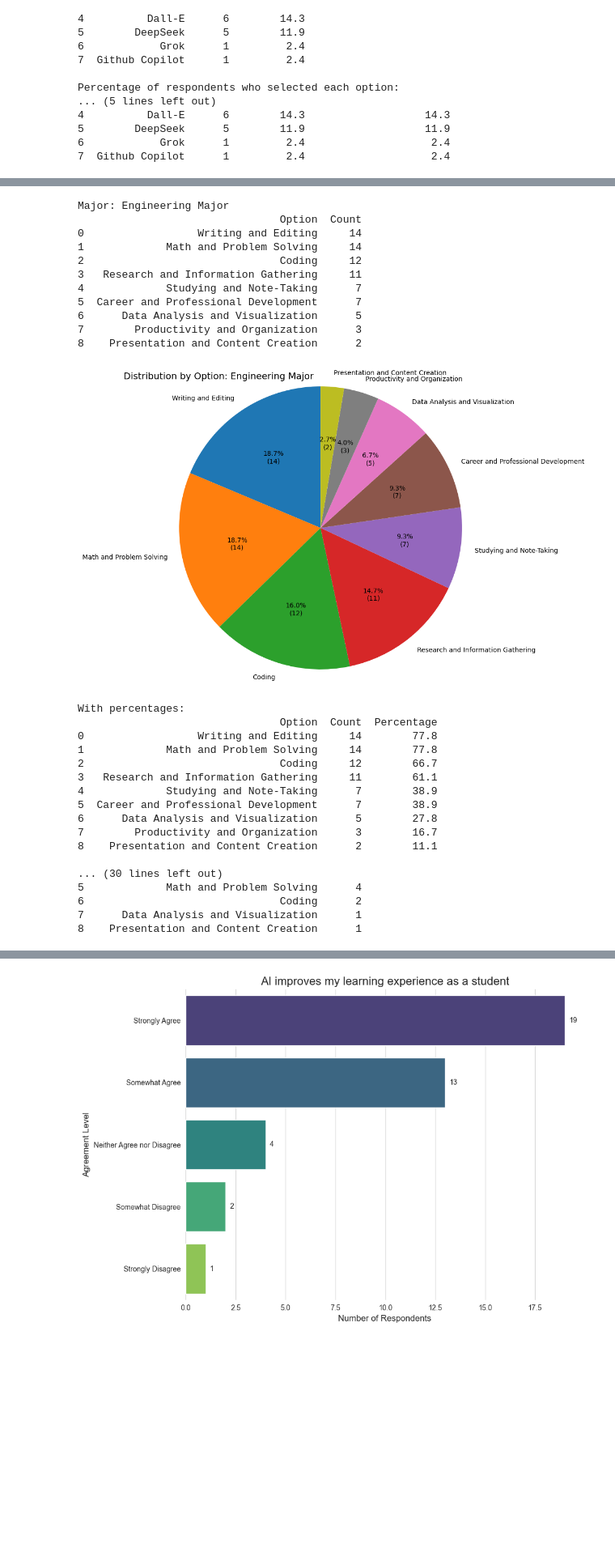
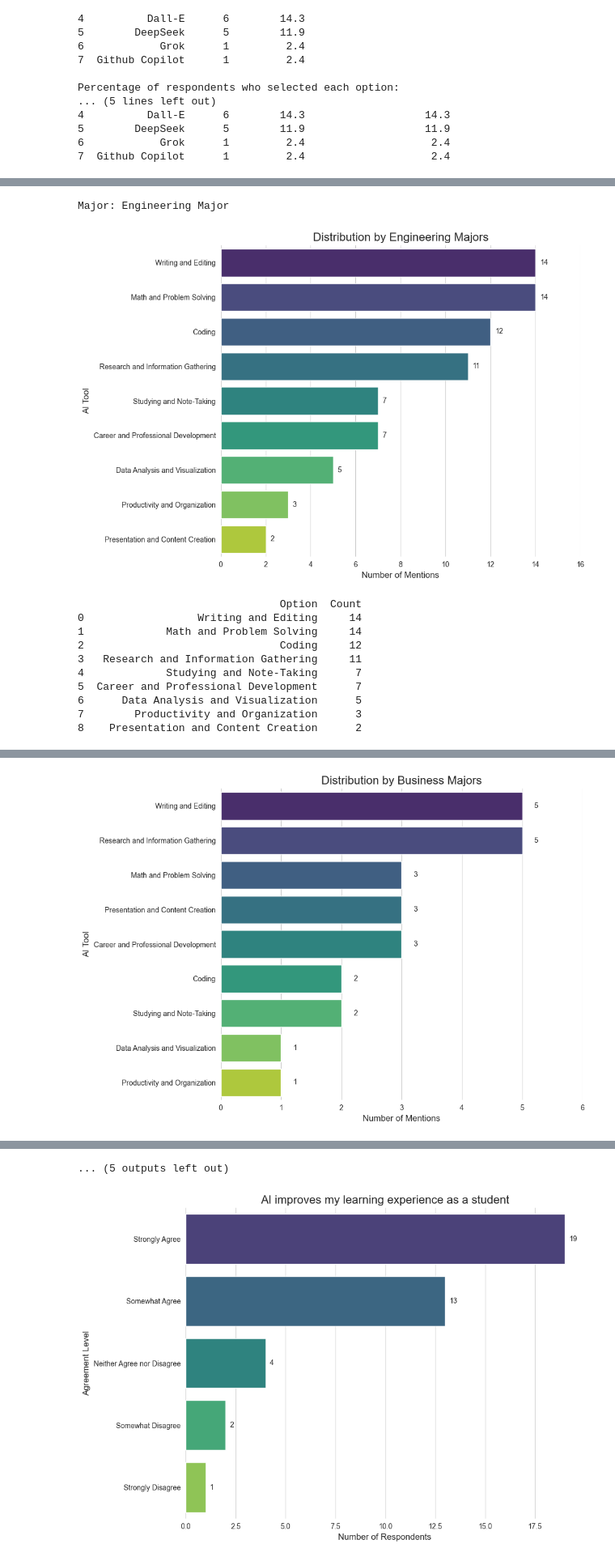
Before and after one commit to mauricio-b-mossi/ResearchReportDataAnalysisENC3246, a Jupyter notebook: new.ipynb, the cells around one changed output, grey strips where cells are left out. Shown at 81% size. Drawn from its saved outputs; the diff is of its cells as text; code cells hidden in the pictures; blank space fills up the shorter version.

```diff
--- a/new.ipynb
+++ b/new.ipynb
@@ -173,7 +173,7 @@ def q3plot2(title, data):
     ax = sns.barplot(x='Count', y='Option', data=data, hue='Option', palette="viridis", legend=False)
 
     # Add labels and title with better formatting
-    plt.title('Frequency of AI Tool Mentions', fontsize=16)
+    plt.title(title, fontsize=16)
     plt.xlabel('Number of Mentions', fontsize=12)
     plt.ylabel('AI Tool', fontsize=12)
     plt.xticks(fontsize=10)
@@ -348,6 +348,7 @@ Percentage of respondents who selected each option:
 for major in majors:
     print(f"Major: {major['Q1'].iloc[0]}")
     q3res = count_multiple_choices(major['Q3'])
+    q3plot2(f"Distribution by {major['Q1'].iloc[0]}s", q3res)
     print(q3res)
 
     fig, ax = plt.subplots(figsize=(10, 7))
@@ -472,3 +466,6 @@ cbus = cdf[cdf["Q1"] == "Business Major"]
 chealth = cdf[cdf["Q1"] == "Health Professions Major"]
 
 cmajors = [ceng, clib, cbus, chealth]
+# %%
+q4res = count_multiple_choices(cdf.loc[3:, 'Q4'])
+q3plot2("Academic Tasks for Which Students Use AI Tools", q4res)
@@ -476,6 +475,7 @@ cmajors = [ceng, clib, cbus, chealth]
 for major in cmajors:
     print(f"Major: {major['Q1'].iloc[0]}")
     q4res = count_multiple_choices(major['Q4'])
+    q3plot2(f"Distribution by {major['Q1'].iloc[0]}s", q4res)
     print(q4res)
 
     fig, ax = plt.subplots(figsize=(10, 7))
@@ -489,58 +489,41 @@ for major in cmajors:
         return my_format
 
     # Create pie chart with both percentage and count in labels
     ax.pie(q4res['Count'], labels=q4res['Option'],
         autopct=autopct_format(q4res['Count']),
         startangle=90, shadow=False)
 
     # Equal aspect ratio ensures that pie is drawn as a circle
     ax.axis('equal')
 
     # Add title to the top left corner
     # fig.text(0.05, 0.95, 'Distribution by Option', fontsize=14, ha='left')
     fig.text(0.05, 0.95, f"Distribution by Option: {major['Q1'].iloc[0]}", fontsize=14, ha='left')
 
     # Display the chart
     plt.tight_layout()
     plt.show()
 
     # You can also calculate percentages based on total responses
     total_responses = len(major)
     q4res['Percentage'] = (q4res['Count'] / total_responses * 100).round(1)
     print("\nWith percentages:")
     print(q4res)
 
     # If you want to know what percentage of respondents chose each option
     q4res['Respondent_Percentage'] = (q4res['Count'] / total_responses * 100).round(1)
     print("\nPercentage of respondents who selected each option:")
     print(q4res, end="\n\n")
 # %% [output]
 Major: Engineering Major
-                                Option  Count
-0                  Writing and Editing     14
-1             Math and Problem Solving     14
-2                               Coding     12
-3   Research and Information Gathering     11
-4             Studying and Note-Taking      7
-5  Career and Professional Development      7
-6      Data Analysis and Visualization      5
-7        Productivity and Organization      3
-8    Presentation and Content Creation      2
-[figure, old version]
+[figure, new version]
-With percentages:
-                                Option  Count  Percentage
-0                  Writing and Editing     14        77.8
-1             Math and Problem Solving     14        77.8
-2                               Coding     12        66.7
-3   Research and Information Gathering     11        61.1
-4             Studying and Note-Taking      7        38.9
-5  Career and Professional Development      7        38.9
-6      Data Analysis and Visualization      5        27.8
-7        Productivity and Organization      3        16.7
-8    Presentation and Content Creation      2        11.1
-
-... (30 lines left out)
-5             Math and Problem Solving      4
-6                               Coding      2
-7      Data Analysis and Visualization      1
-8    Presentation and Content Creation      1
+                                Option  Count
+0                  Writing and Editing     14
+1             Math and Problem Solving     14
+2                               Coding     12
+3   Research and Information Gathering     11
+4             Studying and Note-Taking      7
+5  Career and Professional Development      7
+6      Data Analysis and Visualization      5
+7        Productivity and Organization      3
+8    Presentation and Content Creation      2
@@ -600,0 +577 @@ Percentage of respondents who selected each option:
+[figure, added]
@@ -601,3 +589,4 @@ Percentage of respondents who selected each option:
+... (5 outputs left out)
 # %%
 cols = {"Q5_1" : "AI improves my learning experience as a student", "Q5_2" : "AI tools are accessible to me", "Q5_3" : "AI tools are more beneficial in my field of study compared to others"}
 # %%
```
Also changed, not shown: parts of 4 cells of this notebook.
